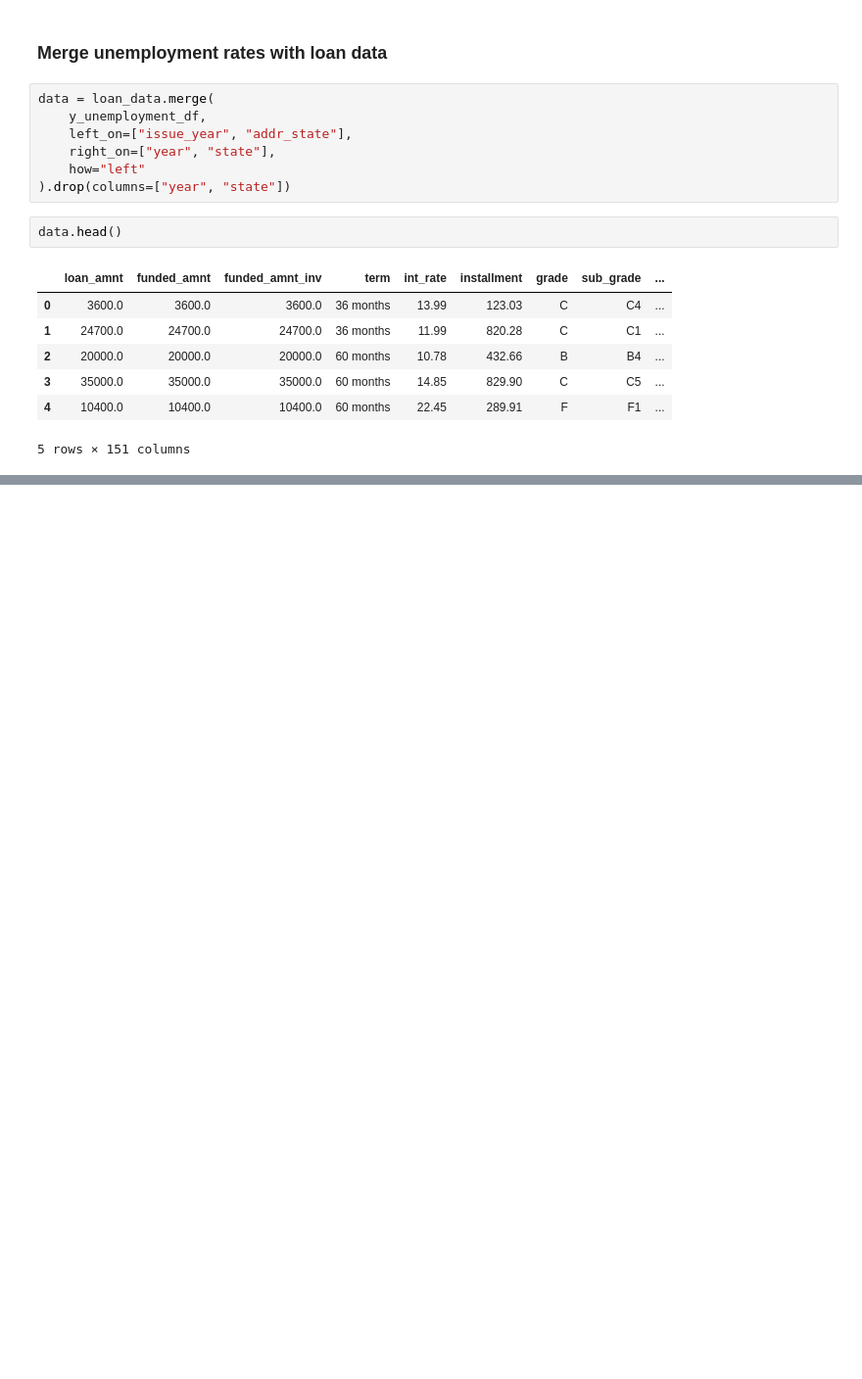
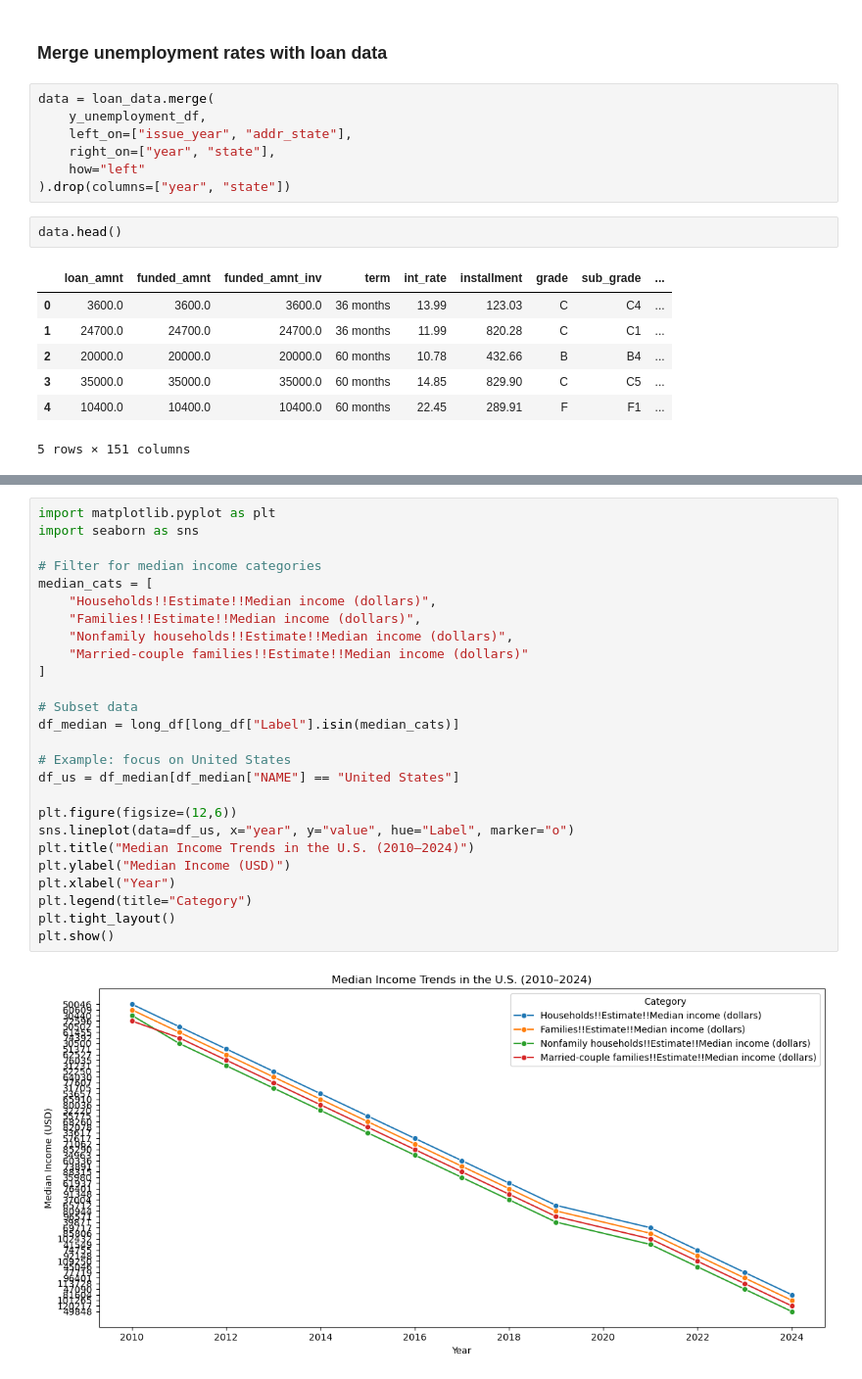
Before and after one commit to DanielAndCada/Borrower-Risk-Profiling, a Jupyter notebook: data-preprocessing.ipynb, the cells around one changed output, grey strips where cells are left out. Shown at 98% size. Cells and saved outputs as stored; diff of their text form; blank space fills up the shorter version.

```diff
--- a/data-preprocessing.ipynb
+++ b/data-preprocessing.ipynb
@@ -146,0 +307,28 @@ NameError: name 'data' is not defined
+# %%
+import matplotlib.pyplot as plt
+import seaborn as sns
+
+# Filter for median income categories
+median_cats = [
+    "Households!!Estimate!!Median income (dollars)",
+    "Families!!Estimate!!Median income (dollars)",
+    "Nonfamily households!!Estimate!!Median income (dollars)",
+    "Married-couple families!!Estimate!!Median income (dollars)"
+]
+
+# Subset data
+df_median = long_df[long_df["Label"].isin(median_cats)]
+
+# Example: focus on United States
+df_us = df_median[df_median["NAME"] == "United States"]
+
+plt.figure(figsize=(12,6))
+sns.lineplot(data=df_us, x="year", y="value", hue="Label", marker="o")
+plt.title("Median Income Trends in the U.S. (2010–2024)")
+plt.ylabel("Median Income (USD)")
+plt.xlabel("Year")
+plt.legend(title="Category")
+plt.tight_layout()
+plt.show()
+# %% [output]
+[figure, added]
```
Also changed, not shown: parts of 12 cells of this notebook, 43 other files.
